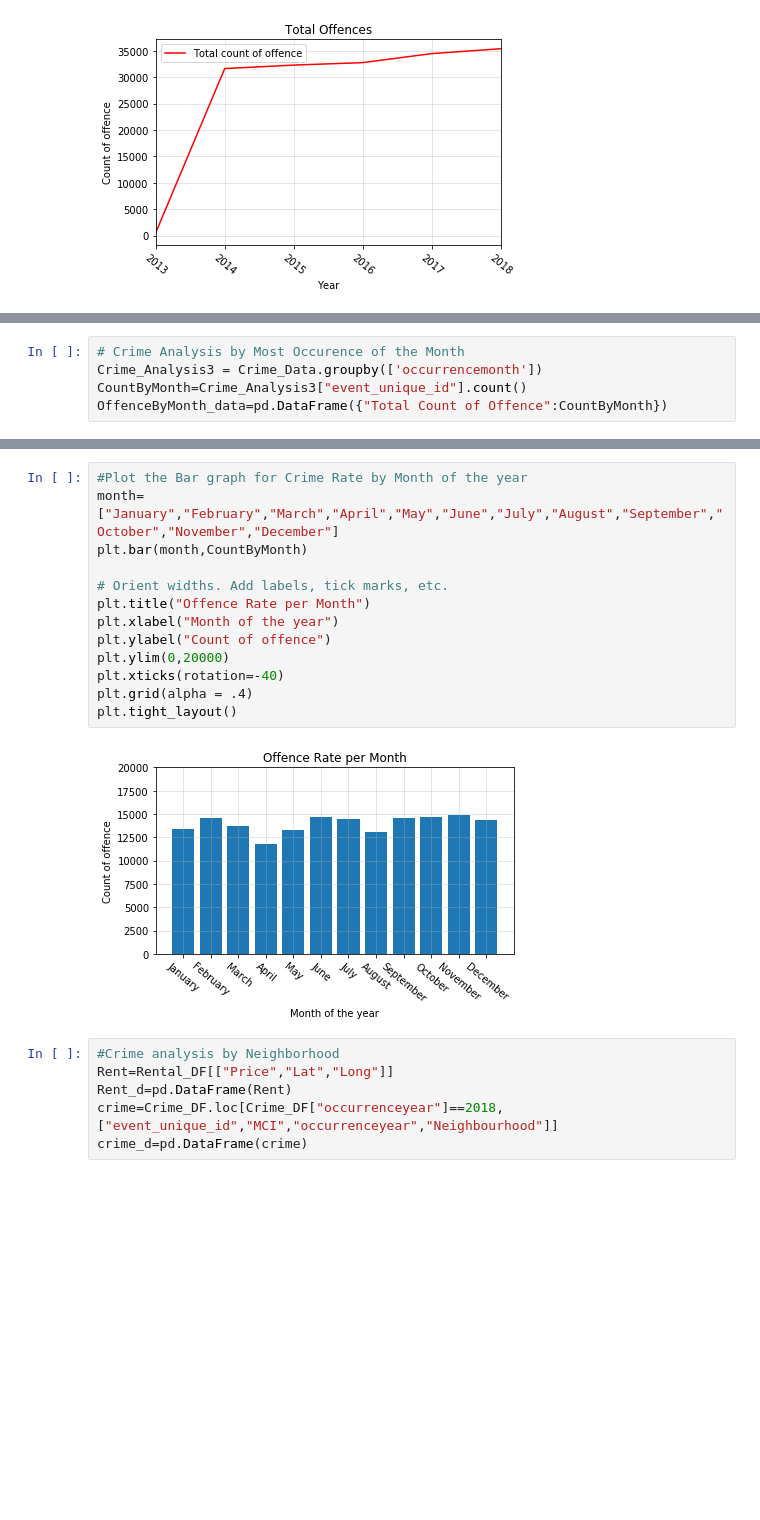
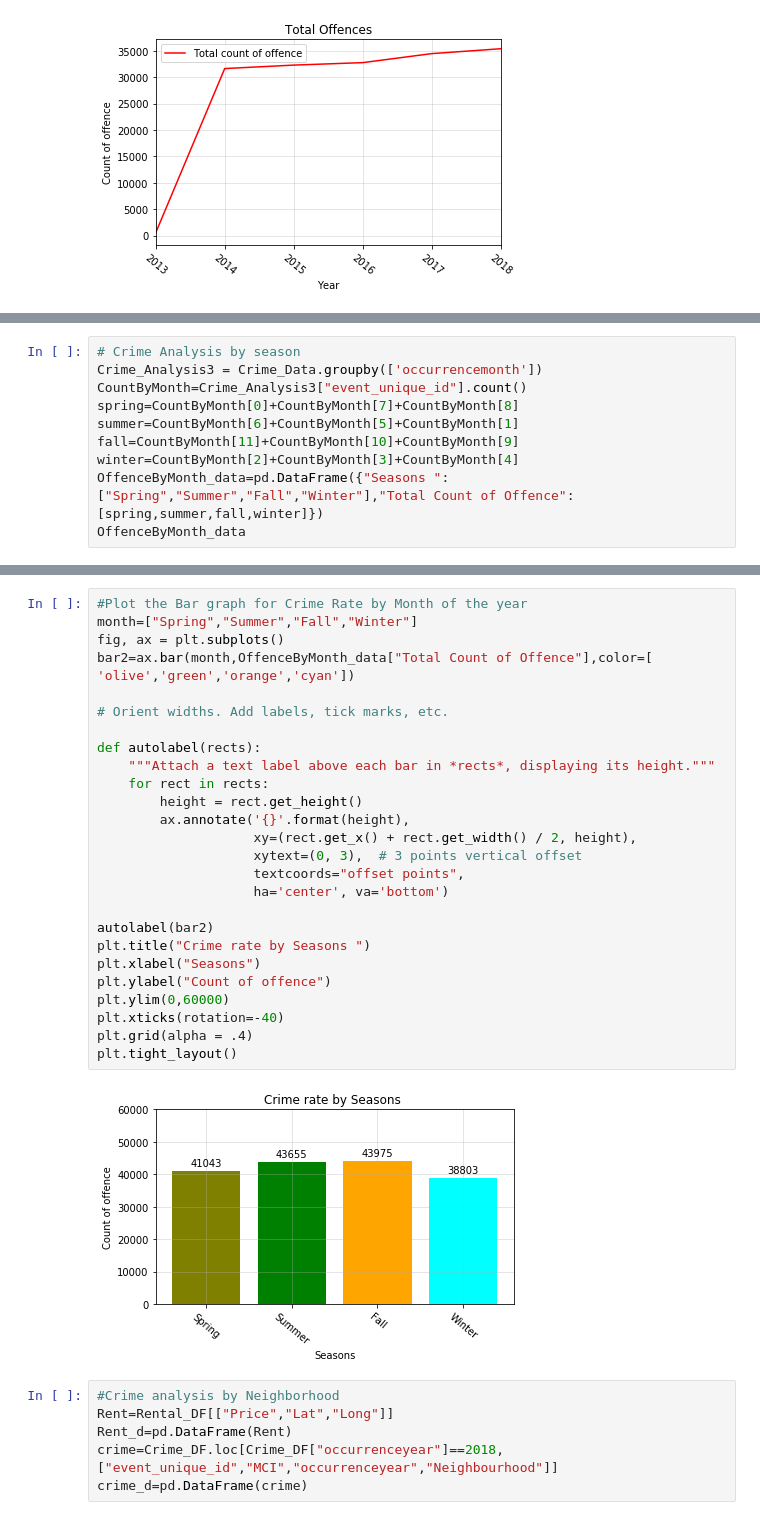
Before and after one commit to NitinMadaan/TDOT-Project, a Jupyter notebook: Project1.ipynb, the cells around one changed output, grey strips where cells are left out. Drawn from its saved outputs; the diff is of its cells as text; blank space fills up the shorter version.

```diff
--- a/Project1.ipynb
+++ b/Project1.ipynb
@@ -210,5 +228,10 @@ plt.tight_layout()
 # %%
-# Crime Analysis by Most Occurence of the Month
+# Crime Analysis by season
 Crime_Analysis3 = Crime_Data.groupby(['occurrencemonth'])
 CountByMonth=Crime_Analysis3["event_unique_id"].count()
-OffenceByMonth_data=pd.DataFrame({"Total Count of Offence":CountByMonth})
+spring=CountByMonth[0]+CountByMonth[7]+CountByMonth[8]
+summer=CountByMonth[6]+CountByMonth[5]+CountByMonth[1]
+fall=CountByMonth[11]+CountByMonth[10]+CountByMonth[9]
+winter=CountByMonth[2]+CountByMonth[3]+CountByMonth[4]
+OffenceByMonth_data=pd.DataFrame({"Seasons ":["Spring","Summer","Fall","Winter"],"Total Count of Offence":[spring,summer,fall,winter]})
+OffenceByMonth_data
@@ -215,18 +244,31 @@ OffenceByMonth_data=pd.DataFrame({"Total Count of Offence":CountByMonth})
 # %%
 #Plot the Bar graph for Crime Rate by Month of the year
-month=["January","February","March","April","May","June","July","August","September","October","November","December"]
-plt.bar(month,CountByMonth)
+month=["Spring","Summer","Fall","Winter"]
+fig, ax = plt.subplots()
+bar2=ax.bar(month,OffenceByMonth_data["Total Count of Offence"],color=[ 'olive','green','orange','cyan'])
 
 # Orient widths. Add labels, tick marks, etc.
-plt.title("Offence Rate per Month")
-plt.xlabel("Month of the year")
+
+def autolabel(rects):
+    """Attach a text label above each bar in *rects*, displaying its height."""
+    for rect in rects:
+        height = rect.get_height()
+        ax.annotate('{}'.format(height),
+                    xy=(rect.get_x() + rect.get_width() / 2, height),
+                    xytext=(0, 3),  # 3 points vertical offset
+                    textcoords="offset points",
+                    ha='center', va='bottom')
+
+autolabel(bar2)
+plt.title("Crime rate by Seasons ")
+plt.xlabel("Seasons")
 plt.ylabel("Count of offence")
-plt.ylim(0,20000)
+plt.ylim(0,60000)
 plt.xticks(rotation=-40)
 plt.grid(alpha = .4)
 plt.tight_layout()
 # %% [output]
-[figure, old version]
+[figure, new version]
 # %%
 #Crime analysis by Neighborhood
 Rent=Rental_DF[["Price","Lat","Long"]]
```
Also changed, not shown: parts of 9 cells of this notebook.
